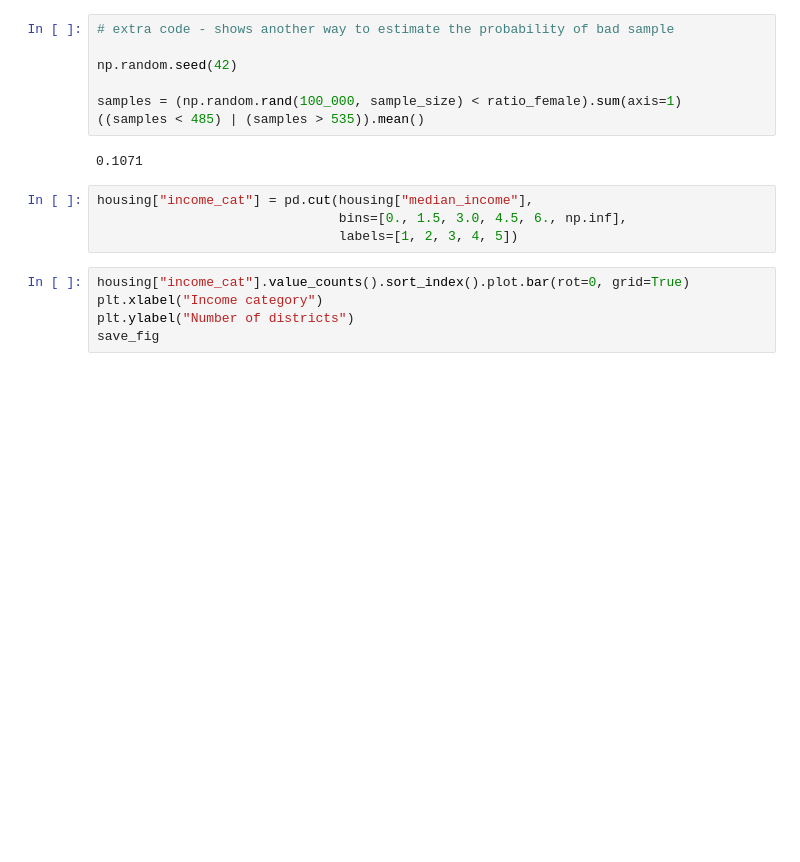
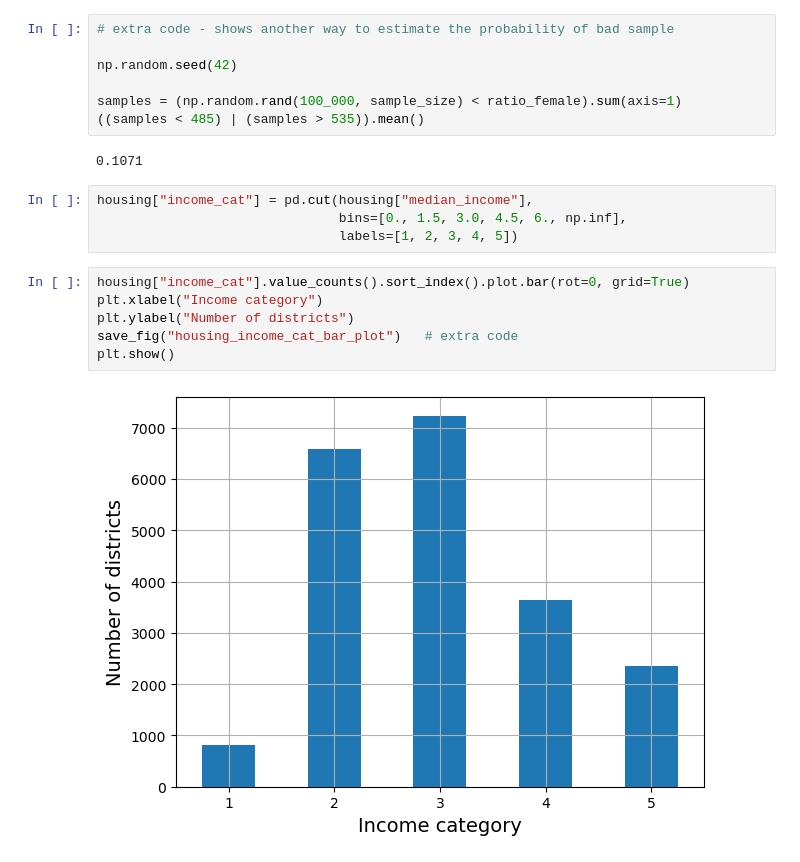
Before and after one commit to mfoyedele/handson-ml3, a Jupyter notebook: 02_end_to_end_machine_learning_project.ipynb, the cells around one changed output. Drawn from its saved outputs; the diff is of its cells as text; blank space fills up the shorter version.

```diff
--- a/02_end_to_end_machine_learning_project.ipynb
+++ b/02_end_to_end_machine_learning_project.ipynb
@@ -195,5 +195,8 @@ housing["income_cat"] = pd.cut(housing["median_income"],
 # %%
 housing["income_cat"].value_counts().sort_index().plot.bar(rot=0, grid=True)
 plt.xlabel("Income category")
 plt.ylabel("Number of districts")
-save_fig
+save_fig("housing_income_cat_bar_plot")   # extra code
+plt.show()
+# %% [output]
+[figure, added]
```
Also changed, not shown: parts of 6 cells of this notebook.
